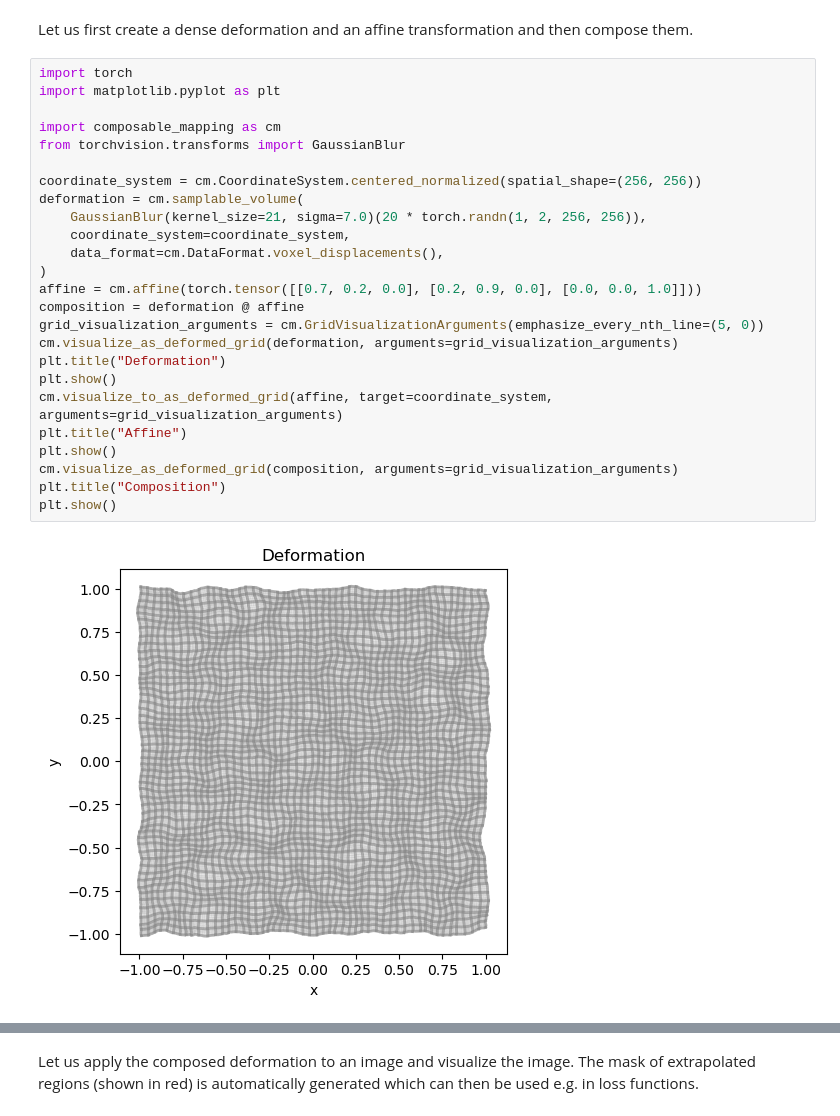
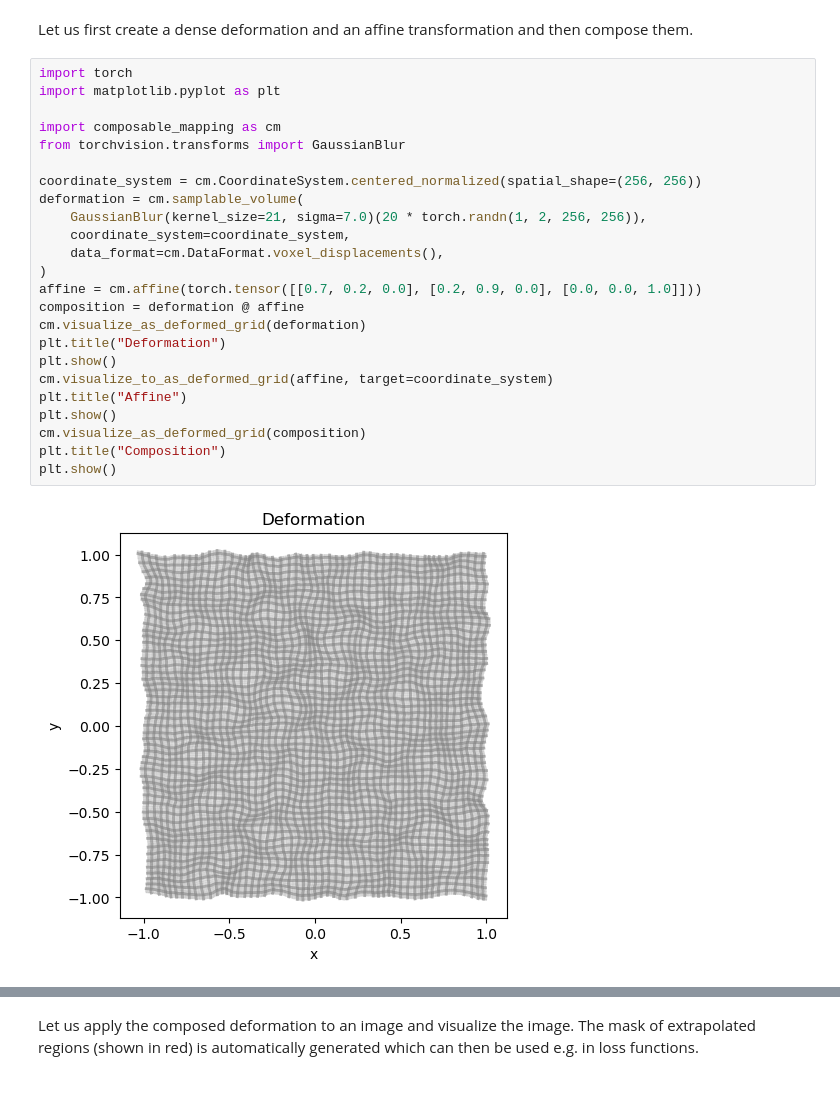
Before and after one commit to honkamj/composable-mapping, a Jupyter notebook: tutorials/quick_start.ipynb, the cells around one changed output, grey strips where cells are left out. Saved outputs shown, nothing was run; the diff lists cells and outputs as text.

Commit message:
Change default visualization arguments

```diff
--- a/tutorials/quick_start.ipynb
+++ b/tutorials/quick_start.ipynb
@@ -7,28 +7,27 @@ Let us first create a dense deformation and an affine transformation and then co
 # %%
 import torch
 import matplotlib.pyplot as plt
 
 import composable_mapping as cm
 from torchvision.transforms import GaussianBlur
 
 coordinate_system = cm.CoordinateSystem.centered_normalized(spatial_shape=(256, 256))
 deformation = cm.samplable_volume(
     GaussianBlur(kernel_size=21, sigma=7.0)(20 * torch.randn(1, 2, 256, 256)),
     coordinate_system=coordinate_system,
     data_format=cm.DataFormat.voxel_displacements(),
 )
 affine = cm.affine(torch.tensor([[0.7, 0.2, 0.0], [0.2, 0.9, 0.0], [0.0, 0.0, 1.0]]))
 composition = deformation @ affine
-grid_visualization_arguments = cm.GridVisualizationArguments(emphasize_every_nth_line=(5, 0))
-cm.visualize_as_deformed_grid(deformation, arguments=grid_visualization_arguments)
+cm.visualize_as_deformed_grid(deformation)
 plt.title("Deformation")
 plt.show()
-cm.visualize_to_as_deformed_grid(affine, target=coordinate_system, arguments=grid_visualization_arguments)
+cm.visualize_to_as_deformed_grid(affine, target=coordinate_system)
 plt.title("Affine")
 plt.show()
-cm.visualize_as_deformed_grid(composition, arguments=grid_visualization_arguments)
+cm.visualize_as_deformed_grid(composition)
 plt.title("Composition")
 plt.show()
 # %% [output]
-[figure, old version]
+[figure, new version]
 [figure]
```
Also changed, not shown: parts of 2 cells of this notebook, 1 other file.
